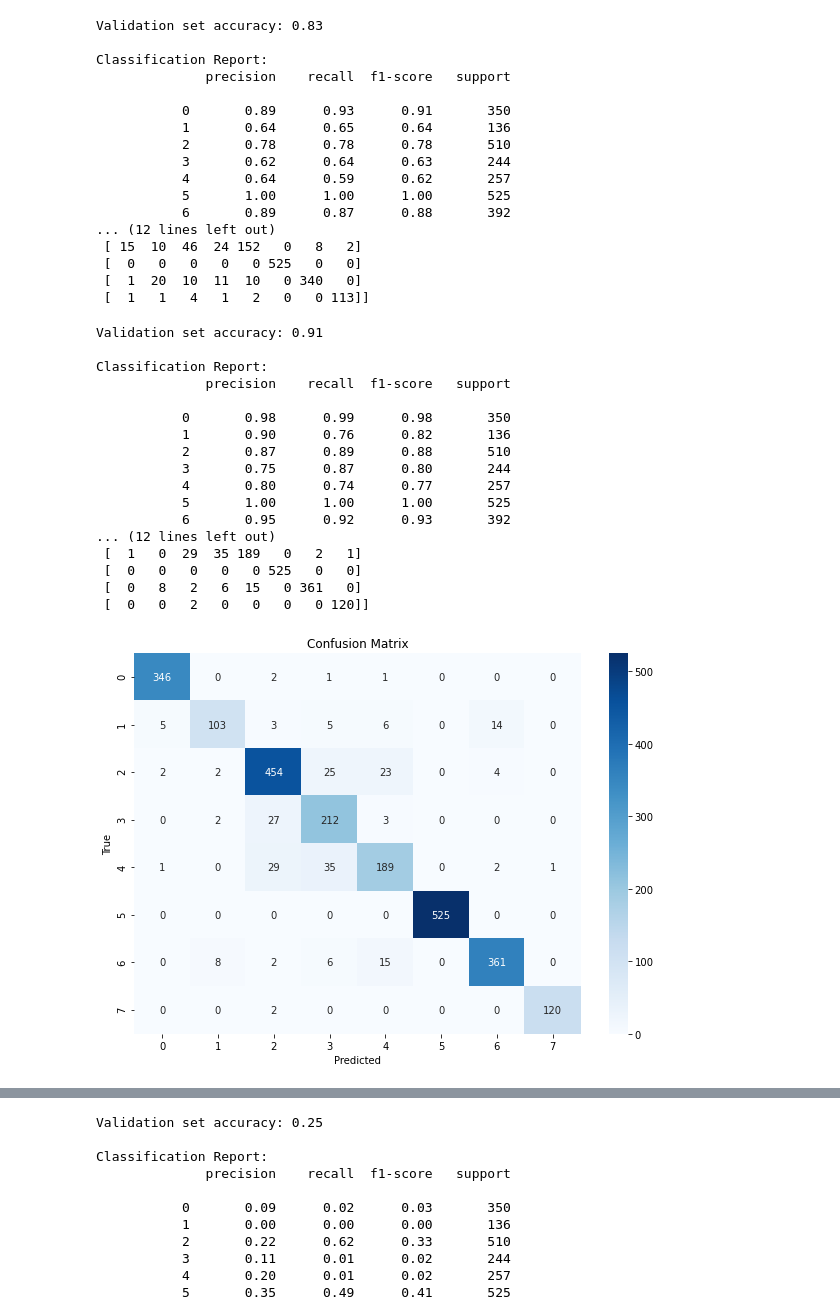
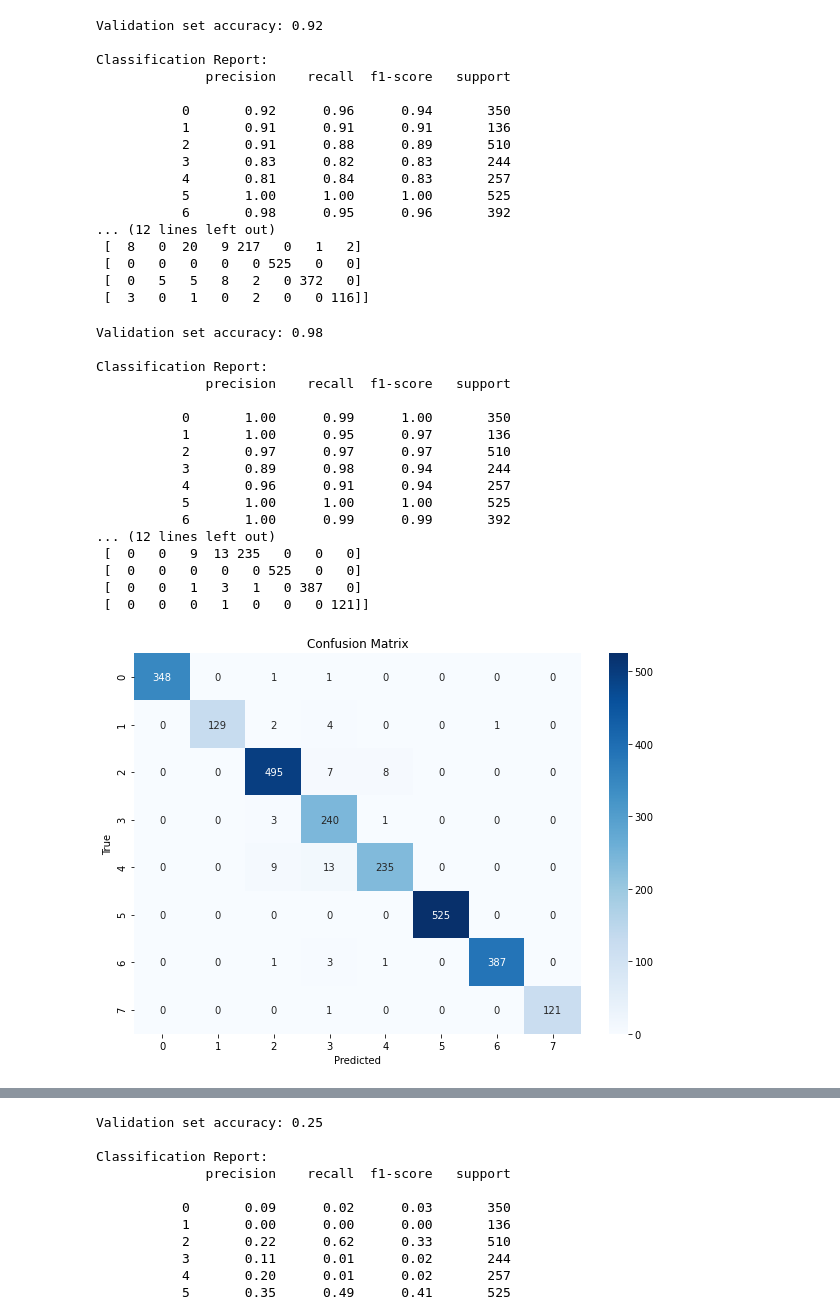
Before and after one commit to Wesleyvdhorst/MLQS_g67, a Jupyter notebook: Own Code/DecisionTree first try.ipynb, the cells around one changed output, grey strips where cells are left out. Cells and saved outputs as stored; diff of their text form; code cells hidden in the pictures.

```diff
--- a/Own Code/DecisionTree first try.ipynb
+++ b/Own Code/DecisionTree first try.ipynb
@@ -7,8 +7,8 @@ import matplotlib.pyplot as plt
 from sklearn import tree
 
 # Load the datasets
-train_data = pd.read_csv('Sets/train_data.csv')
-val_data = pd.read_csv('Sets/val_data.csv')
+train_data = pd.read_csv('Sets/pca/train_data_pca.csv')
+val_data = pd.read_csv('Sets/pca/val_data_pca.csv')
 
 # Separate features and labels
 X_train = train_data.drop(columns=['label'])
@@ -37,23 +37,23 @@ print(classification_report(y_val, val_predicted_labels))
 print("\nConfusion Matrix:")
 print(confusion_matrix(y_val, val_predicted_labels))
 # %% [output]
-Validation set accuracy: 0.83
+Validation set accuracy: 0.92
 
 Classification Report:
               precision    recall  f1-score   support
 
-           0       0.89      0.93      0.91       350
-           1       0.64      0.65      0.64       136
-           2       0.78      0.78      0.78       510
-           3       0.62      0.64      0.63       244
-           4       0.64      0.59      0.62       257
+           0       0.92      0.96      0.94       350
+           1       0.91      0.91      0.91       136
+           2       0.91      0.88      0.89       510
+           3       0.83      0.82      0.83       244
+           4       0.81      0.84      0.83       257
            5       1.00      1.00      1.00       525
-           6       0.89      0.87      0.88       392
+           6       0.98      0.95      0.96       392
 ... (12 lines left out)
- [ 15  10  46  24 152   0   8   2]
+ [  8   0  20   9 217   0   1   2]
  [  0   0   0   0   0 525   0   0]
- [  1  20  10  11  10   0 340   0]
- [  1   1   4   1   2   0   0 113]]
+ [  0   5   5   8   2   0 372   0]
+ [  3   0   1   0   2   0   0 116]]
 # %%
 import pandas as pd
 from sklearn.ensemble import RandomForestClassifier
@@ -62,8 +62,8 @@ import matplotlib.pyplot as plt
 import seaborn as sns
 
 # Load the datasets
-train_data = pd.read_csv('Sets/train_data.csv')
-val_data = pd.read_csv('Sets/val_data.csv')
+train_data = pd.read_csv('Sets/pca/train_data_pca.csv')
+val_data = pd.read_csv('Sets/pca/val_data_pca.csv')
 
 # Separate features and labels
 X_train = train_data.drop(columns=['label'])
@@ -81,44 +81,44 @@ rf_classifier.fit(X_train, y_train)
 val_predicted_labels = rf_classifier.predict(X_val)
 
 # Evaluate the accuracy of the model
 accuracy = accuracy_score(y_val, val_predicted_labels)
 print(f'Validation set accuracy: {accuracy:.2f}')
 
 # Print classification report
 print("\nClassification Report:")
 print(classification_report(y_val, val_predicted_labels))
 
 # Print confusion matrix
 conf_matrix = confusion_matrix(y_val, val_predicted_labels)
 print("\nConfusion Matrix:")
 print(conf_matrix)
 
 # Plot the confusion matrix
 plt.figure(figsize=(10, 7))
 sns.heatmap(conf_matrix, annot=True, fmt='d', cmap='Blues', xticklabels=sorted(y_train.unique()), yticklabels=sorted(y_train.unique()))
 plt.xlabel('Predicted')
 plt.ylabel('True')
 plt.title('Confusion Matrix')
 plt.show()
 # %% [output]
-Validation set accuracy: 0.91
+Validation set accuracy: 0.98
 
 Classification Report:
               precision    recall  f1-score   support
 
-           0       0.98      0.99      0.98       350
-           1       0.90      0.76      0.82       136
-           2       0.87      0.89      0.88       510
-           3       0.75      0.87      0.80       244
-           4       0.80      0.74      0.77       257
+           0       1.00      0.99      1.00       350
+           1       1.00      0.95      0.97       136
+           2       0.97      0.97      0.97       510
+           3       0.89      0.98      0.94       244
+           4       0.96      0.91      0.94       257
            5       1.00      1.00      1.00       525
-           6       0.95      0.92      0.93       392
+           6       1.00      0.99      0.99       392
 ... (12 lines left out)
- [  1   0  29  35 189   0   2   1]
+ [  0   0   9  13 235   0   0   0]
  [  0   0   0   0   0 525   0   0]
- [  0   8   2   6  15   0 361   0]
- [  0   0   2   0   0   0   0 120]]
+ [  0   0   1   3   1   0 387   0]
+ [  0   0   0   1   0   0   0 121]]
-[figure, old version]
+[figure, new version]
 # %%
 import pandas as pd
 from sklearn.ensemble import GradientBoostingClassifier
```
Also changed, not shown: parts of 1 cell of this notebook, 2 other files.
